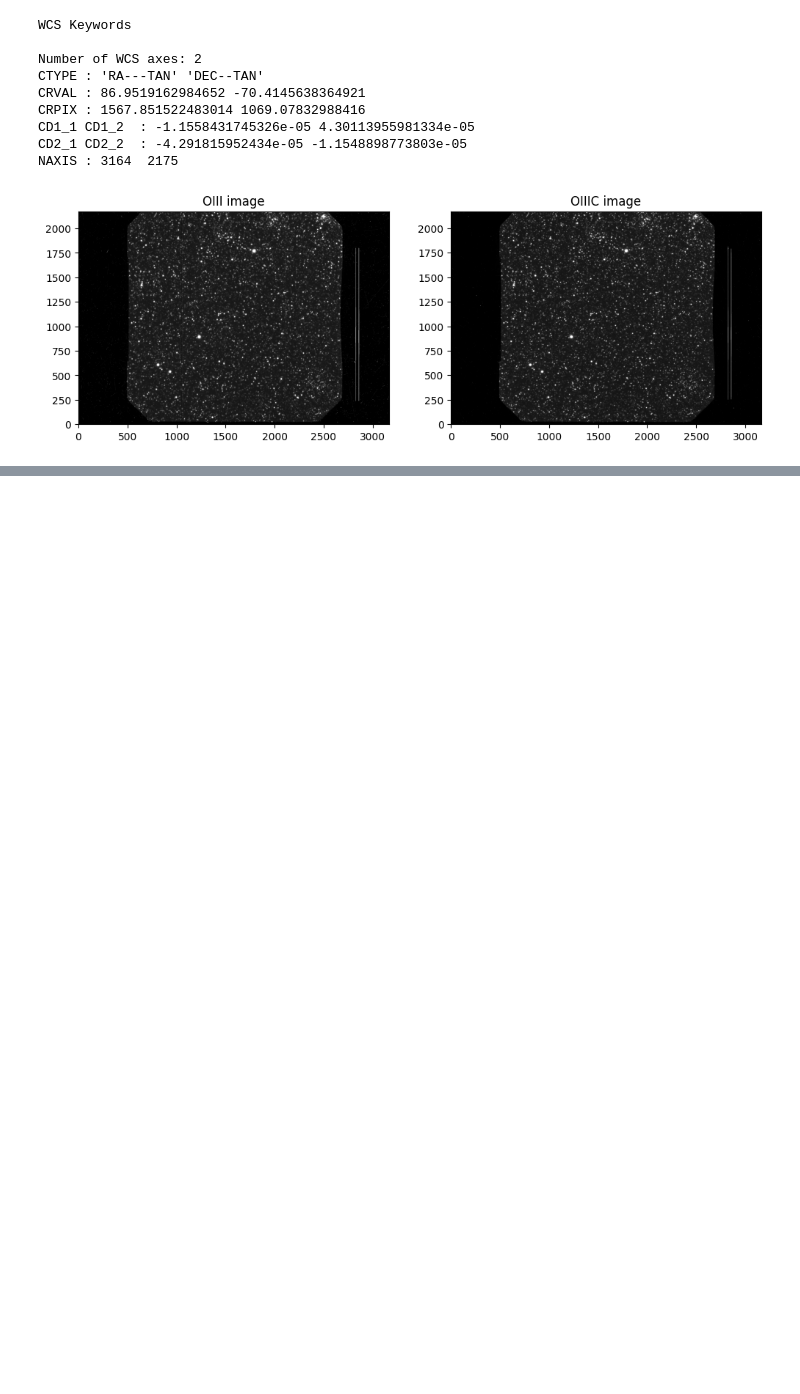
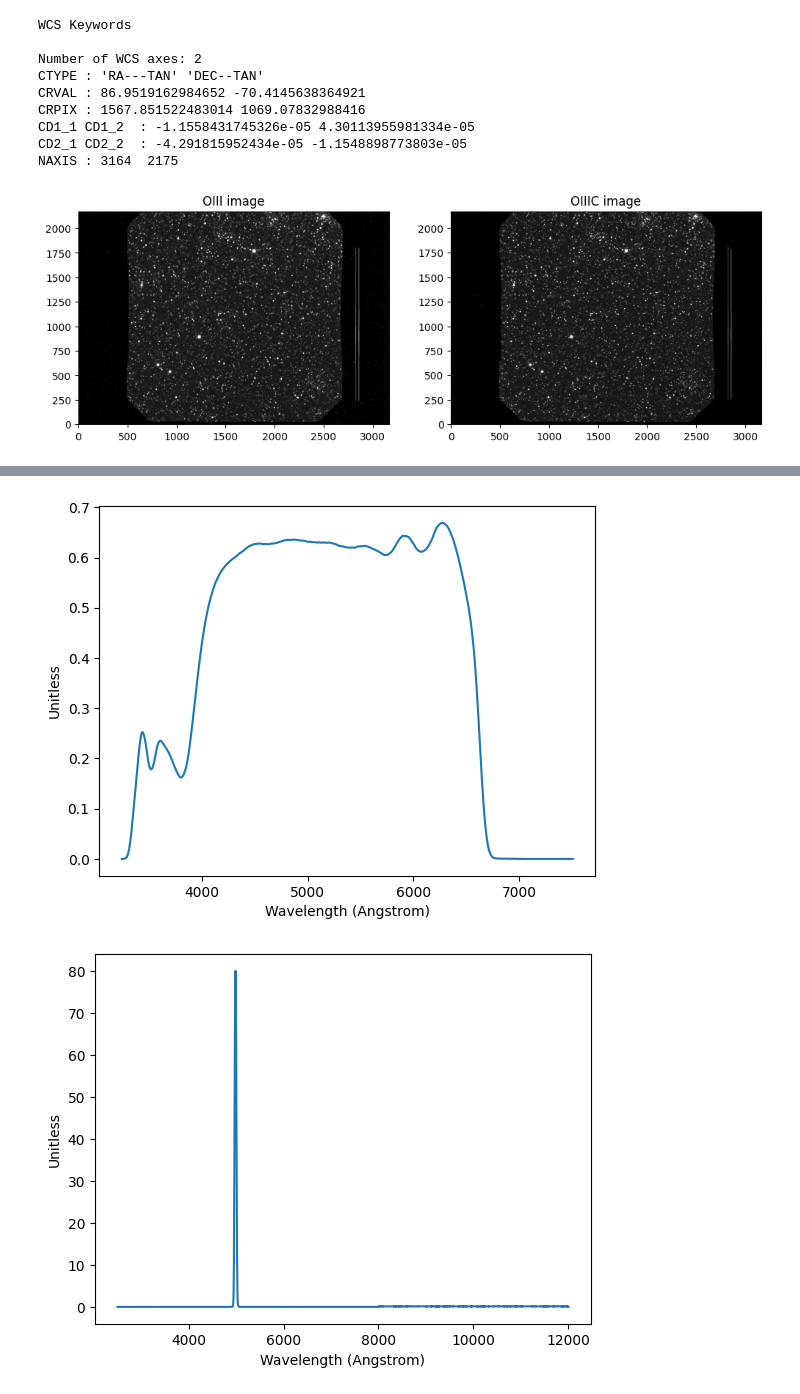
Before and after one commit to pirgalim/SNR-0548-70.4, a Jupyter notebook: calibration_catalogue.ipynb, the cells around one changed output, grey strips where cells are left out. Saved outputs shown, nothing was run; the diff lists cells and outputs as text; code cells hidden in the pictures; blank space fills up the shorter version.

```diff
--- a/calibration_catalogue.ipynb
+++ b/calibration_catalogue.ipynb
@@ -192,2 +372,14 @@ plt.show()
 # %%
-# import gaia bp filter for scaling
+# import all filters for scaling and integration
+
+gaia_bp = SpectralElement.from_file("filters/gaia_bp.fits")
+gaia_bp.plot()
+
+gmos_oiii = SpectralElement.from_file("filters/gmos_oiii.fits")
+gmos_oiii.plot()
+
+gmos_oiiic = SpectralElement.from_file("filters/gmos_oiiic.fits")
+gmos_oiiic.plot()
+# %% [output]
+[figure, added]
+[figure, added]
```
Also changed, not shown: parts of 18 cells of this notebook.
